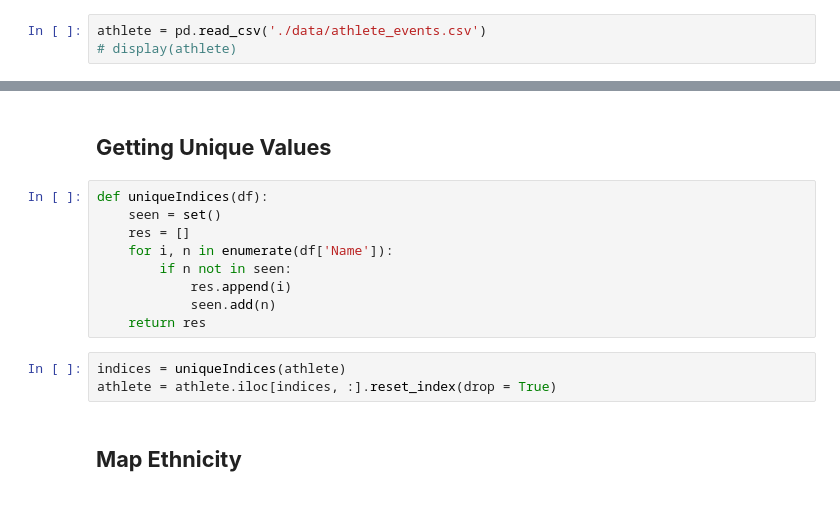
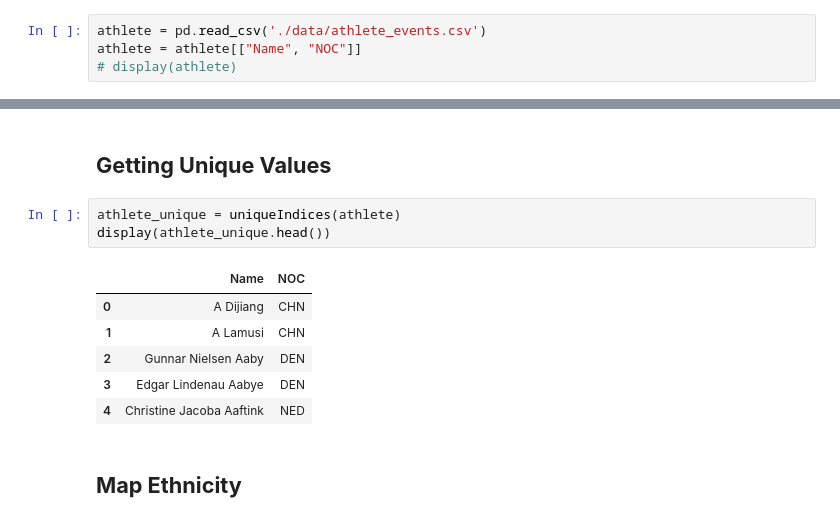
Before and after one commit to PJL-Emily/ethnicity-classification-by-name, a Jupyter notebook: ethnicity_classification_olympic.ipynb, the cells around one changed output, grey strips where cells are left out. Saved outputs shown, nothing was run; the diff lists cells and outputs as text.

```diff
--- a/ethnicity_classification_olympic.ipynb
+++ b/ethnicity_classification_olympic.ipynb
@@ -35,22 +40,21 @@ from imblearn.over_sampling import SMOTE, ADASYN
 # **Read Data**
 # %%
 athlete = pd.read_csv('./data/athlete_events.csv')
+athlete = athlete[["Name", "NOC"]]
 # display(athlete)
 # %% [markdown]
 # **Preprocessing**
 # %% [markdown]
 ## **Getting Unique Values**
-# %%
-def uniqueIndices(df):
-    seen = set()
-    res = []
-    for i, n in enumerate(df['Name']):
-        if n not in seen:
-            res.append(i)
-            seen.add(n)
-    return res
-# %%
-indices = uniqueIndices(athlete)
-athlete = athlete.iloc[indices, :].reset_index(drop = True)
+# %%
+athlete_unique = uniqueIndices(athlete)
+display(athlete_unique.head())
+# %% [output]
+|  | Name | NOC |
+| 0 | A Dijiang | CHN |
+| 1 | A Lamusi | CHN |
+| 2 | Gunnar Nielsen Aaby | DEN |
+| 3 | Edgar Lindenau Aabye | DEN |
+| 4 | Christine Jacoba Aaftink | NED |
 # %% [markdown]
 ## **Map Ethnicity**
```
Also changed, not shown: parts of 30 cells of this notebook.
